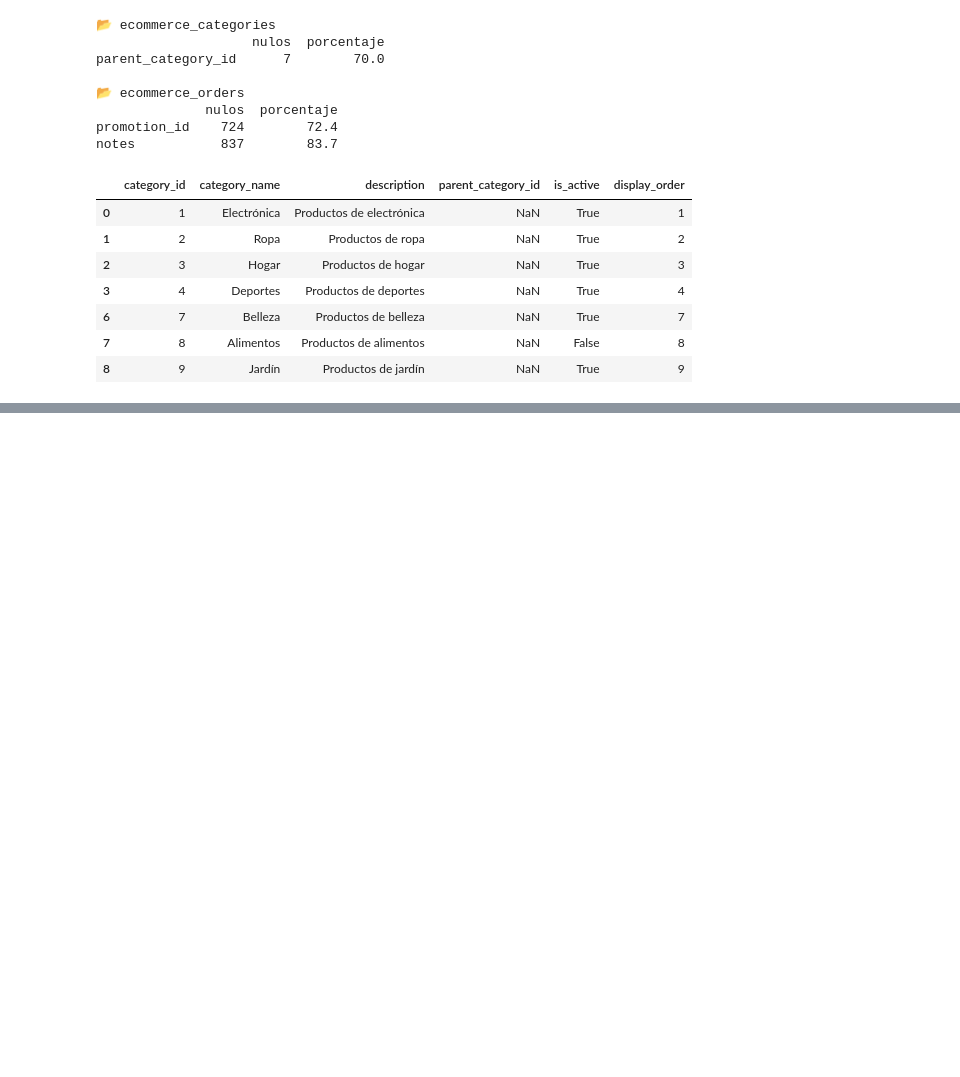
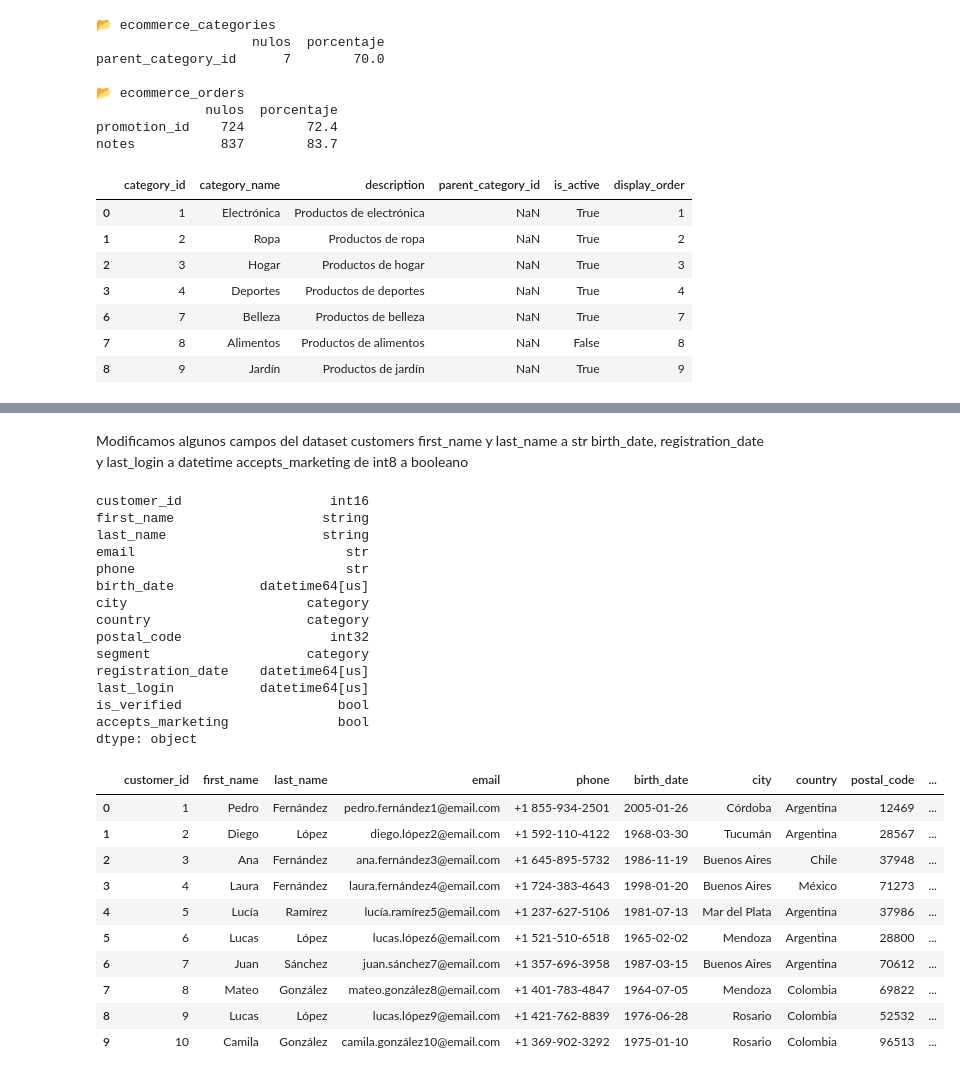
Before and after one commit to gonzaaliano/ecommerce-etl-pipeline, a Jupyter notebook: notebooks/01_verify_csvs_files.ipynb, the cells around one changed output, grey strips where cells are left out. Cells and saved outputs as stored; diff of their text form; code cells hidden in the pictures; blank space fills up the shorter version.

Commit message:
mods en load, transform y notebook

```diff
--- a/notebooks/01_verify_csvs_files.ipynb
+++ b/notebooks/01_verify_csvs_files.ipynb
@@ -94,0 +244,36 @@ AttributeError: 'DataFrame' object has no attribute 'isduplicated'
+# %% [markdown]
+Modificamos algunos campos del dataset customers
+first_name y last_name a str
+birth_date, registration_date y last_login a datetime
+accepts_marketing de int8 a booleano
+# %%
+customers = transform_customers(customers)
+print(customers.dtypes)
+customers.head(10)
+# %% [output]
+customer_id                   int16
+first_name                   string
+last_name                    string
+email                           str
+phone                           str
+birth_date           datetime64[us]
+city                       category
+country                    category
+postal_code                   int32
+segment                    category
+registration_date    datetime64[us]
+last_login           datetime64[us]
+is_verified                    bool
+accepts_marketing              bool
+dtype: object
+|  | customer_id | first_name | last_name | email | phone | birth_date | city | country | postal_code | ... |
+| 0 | 1 | Pedro | Fernández | pedro.fernández1@email.com | +1 855-934-2501 | 2005-01-26 | Córdoba | Argentina | 12469 | ... |
+| 1 | 2 | Diego | López | diego.lópez2@email.com | +1 592-110-4122 | 1968-03-30 | Tucumán | Argentina | 28567 | ... |
+| 2 | 3 | Ana | Fernández | ana.fernández3@email.com | +1 645-895-5732 | 1986-11-19 | Buenos Aires | Chile | 37948 | ... |
+| 3 | 4 | Laura | Fernández | laura.fernández4@email.com | +1 724-383-4643 | 1998-01-20 | Buenos Aires | México | 71273 | ... |
+| 4 | 5 | Lucía | Ramírez | lucía.ramírez5@email.com | +1 237-627-5106 | 1981-07-13 | Mar del Plata | Argentina | 37986 | ... |
+| 5 | 6 | Lucas | López | lucas.lópez6@email.com | +1 521-510-6518 | 1965-02-02 | Mendoza | Argentina | 28800 | ... |
+| 6 | 7 | Juan | Sánchez | juan.sánchez7@email.com | +1 357-696-3958 | 1987-03-15 | Buenos Aires | Argentina | 70612 | ... |
+| 7 | 8 | Mateo | González | mateo.gonzález8@email.com | +1 401-783-4847 | 1964-07-05 | Mendoza | Colombia | 69822 | ... |
+| 8 | 9 | Lucas | López | lucas.lópez9@email.com | +1 421-762-8839 | 1976-06-28 | Rosario | Colombia | 52532 | ... |
+| 9 | 10 | Camila | González | camila.gonzález10@email.com | +1 369-902-3292 | 1975-01-10 | Rosario | Colombia | 96513 | ... |
```
Also changed, not shown: parts of 33 cells of this notebook, 2 other files.
